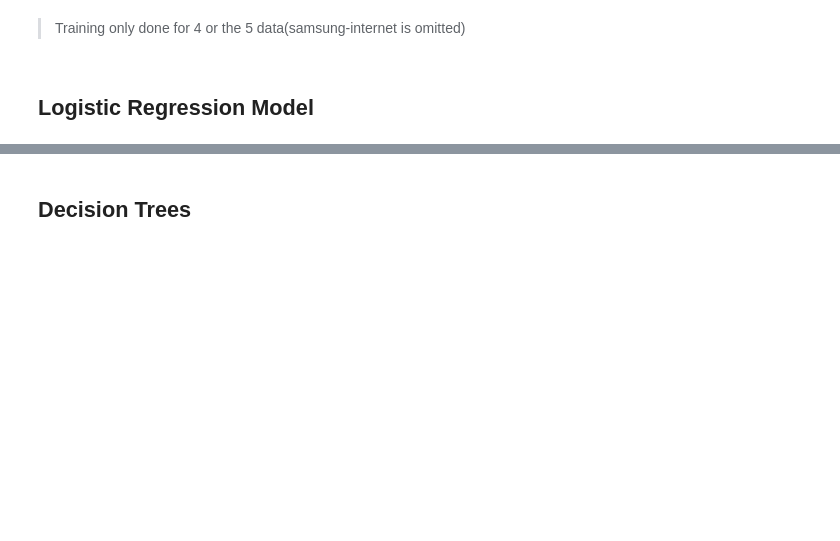
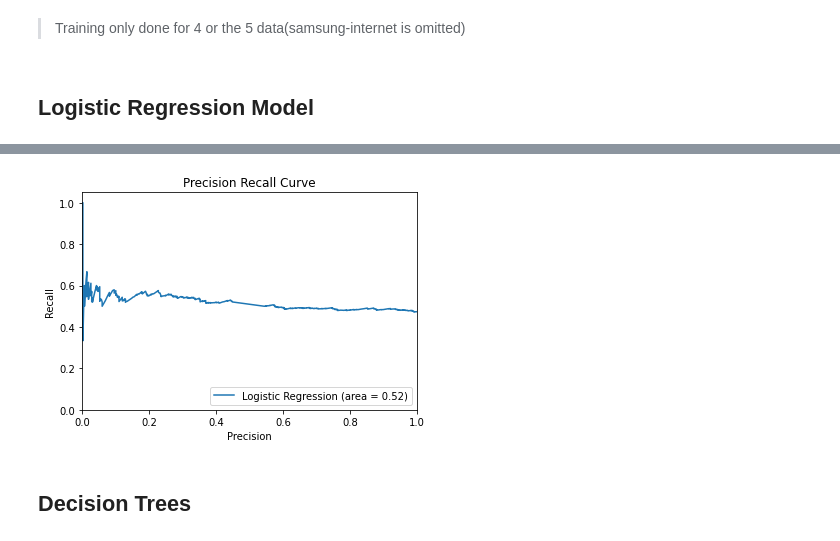
Before and after one commit to DePacifier/abtest-mlops, a Jupyter notebook: notebooks/ML_training.ipynb, the cells around one changed output, grey strips where cells are left out. Saved outputs shown, nothing was run; the diff lists cells and outputs as text; code cells hidden in the pictures; blank space fills up the shorter version.

```diff
--- a/notebooks/ML_training.ipynb
+++ b/notebooks/ML_training.ipynb
@@ -236,0 +247,4 @@ platform_6_model = train_logistic_model(
+# %%
+get_lr_model_precision_recall_curve(
+    platform_6_model, platform_6_dict['train_x'], platform_6_dict['train_y'], show=False)
+# %% [output]
@@ -237,2 +252,3 @@ platform_6_model = train_logistic_model(
+[figure, added]
 # %% [markdown]
 ## Decision Trees
```
Also changed, not shown: parts of 55 cells of this notebook, 5 other files.
